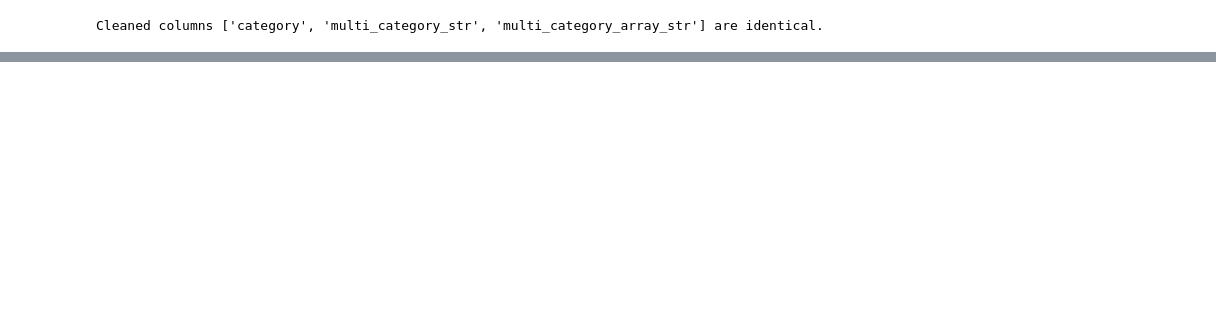
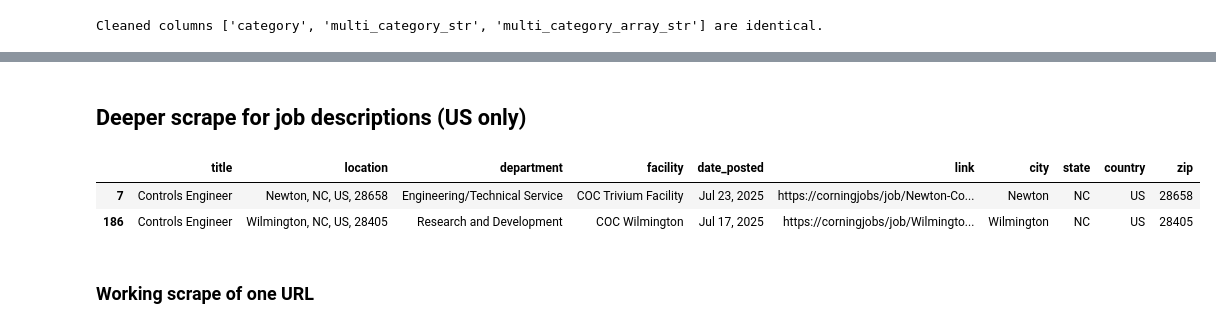
Before and after one commit to blwhiten/hello_world, a Jupyter notebook: quickstarts/Get_started.ipynb, the cells around one changed output, grey strips where cells are left out. Cells and saved outputs as stored; diff of their text form; code cells hidden in the pictures; blank space fills up the shorter version.

```diff
--- a/quickstarts/Get_started.ipynb
+++ b/quickstarts/Get_started.ipynb
@@ -1831,0 +2018,11 @@ tech_us_jobs[['title','business','businessSegment','experienceLevel','location',
+# %% [markdown]
+## Deeper scrape for job descriptions (US only)
+# %%
+pd.set_option('display.max_colwidth', None)
+corning_jobs_us[corning_jobs_us['title'] == 'Controls Engineer']
+# %% [output]
+|  | title | location | department | facility | date_posted | link | city | state | country | zip |
+| 7 | Controls Engineer | Newton, NC, US, 28658 | Engineering/Technical Service | COC Trivium Facility | Jul 23, 2025 | https://corningjobs/job/Newton-Co... | Newton | NC | US | 28658 |
+| 186 | Controls Engineer | Wilmington, NC, US, 28405 | Research and Development | COC Wilmington | Jul 17, 2025 | https://corningjobs/job/Wilmingto... | Wilmington | NC | US | 28405 |
+# %% [markdown]
+### Working scrape of one URL
```
Also changed, not shown: parts of 21 cells of this notebook.
